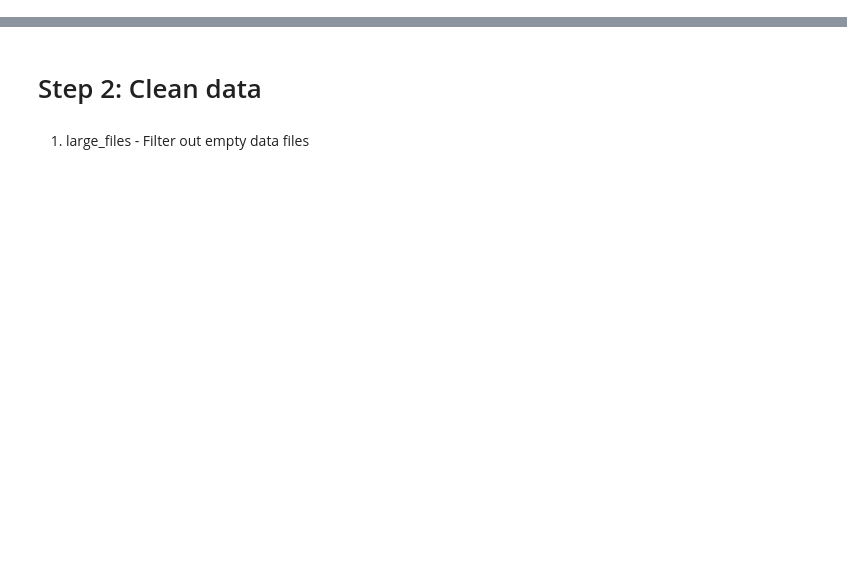
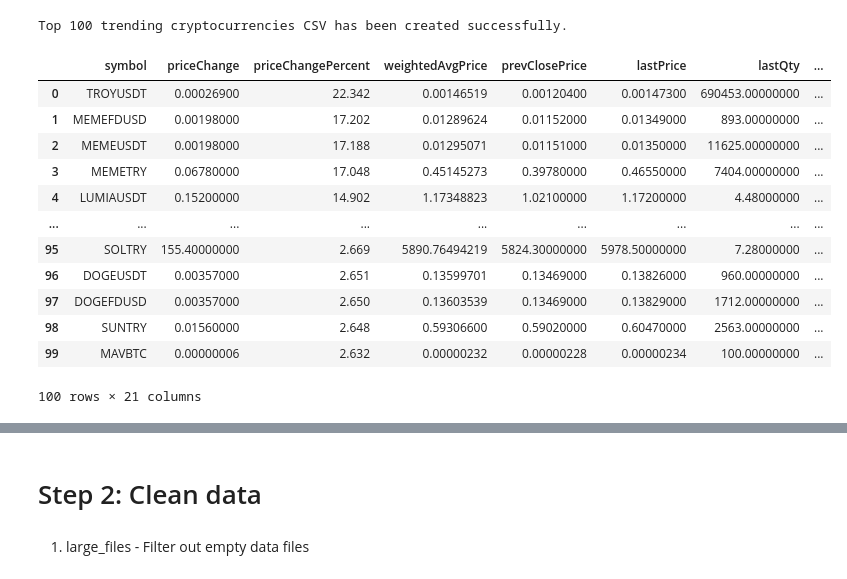
Before and after one commit to sd2879/quant_track_crypto, a Jupyter notebook: quant_track_crypto.ipynb, the cells around one changed output, grey strips where cells are left out. Drawn from its saved outputs; the diff is of its cells as text; code cells hidden in the pictures; blank space fills up the shorter version.

```diff
--- a/quant_track_crypto.ipynb
+++ b/quant_track_crypto.ipynb
@@ -334,0 +36,47 @@ Data saved to bitcoin_ohlcv_data.csv
+# %%
+import requests
+import pandas as pd
+
+def get_trending_crypto():
+    url = "https://api.binance.com/api/v3/ticker/24hr"
+    response = requests.get(url)
+
+    if response.status_code == 200:
+        data = response.json()
+
+        # Sort by price change percentage to get trending cryptocurrencies
+        trending_crypto = sorted(data, key=lambda x: float(x['priceChangePercent']), reverse=True)
+
+        # Get top 100 trending cryptocurrencies
+        top_trending = trending_crypto[:100]
+
+        # Create DataFrame and save to CSV in data_save_path
+        trending_df = pd.DataFrame(top_trending)
+        trending_csv_path = os.path.join(data_save_path, 'top_100_trending_crypto.csv')
+        trending_df.to_csv(trending_csv_path, index=False, columns=['symbol', 'priceChangePercent', 'lastPrice'])
+
+        print("Top 100 trending cryptocurrencies CSV has been created successfully.")
+        return trending_df
+    else:
+        print("Error fetching data:", response.status_code)
+        return "NA"
+
+
+# Call the function to save top trending cryptocurrencies
+trending_df = get_trending_crypto()
+trending_df
+# %% [output]
+Top 100 trending cryptocurrencies CSV has been created successfully.
+|  | symbol | priceChange | priceChangePercent | weightedAvgPrice | prevClosePrice | lastPrice | lastQty | ... |
+| 0 | TROYUSDT | 0.00026900 | 22.342 | 0.00146519 | 0.00120400 | 0.00147300 | 690453.00000000 | ... |
+| 1 | MEMEFDUSD | 0.00198000 | 17.202 | 0.01289624 | 0.01152000 | 0.01349000 | 893.00000000 | ... |
+| 2 | MEMEUSDT | 0.00198000 | 17.188 | 0.01295071 | 0.01151000 | 0.01350000 | 11625.00000000 | ... |
+| 3 | MEMETRY | 0.06780000 | 17.048 | 0.45145273 | 0.39780000 | 0.46550000 | 7404.00000000 | ... |
+| 4 | LUMIAUSDT | 0.15200000 | 14.902 | 1.17348823 | 1.02100000 | 1.17200000 | 4.48000000 | ... |
+| ... | ... | ... | ... | ... | ... | ... | ... | ... |
+| 95 | SOLTRY | 155.40000000 | 2.669 | 5890.76494219 | 5824.30000000 | 5978.50000000 | 7.28000000 | ... |
+| 96 | DOGEUSDT | 0.00357000 | 2.651 | 0.13599701 | 0.13469000 | 0.13826000 | 960.00000000 | ... |
+| 97 | DOGEFDUSD | 0.00357000 | 2.650 | 0.13603539 | 0.13469000 | 0.13829000 | 1712.00000000 | ... |
+| 98 | SUNTRY | 0.01560000 | 2.648 | 0.59306600 | 0.59020000 | 0.60470000 | 2563.00000000 | ... |
+| 99 | MAVBTC | 0.00000006 | 2.632 | 0.00000232 | 0.00000228 | 0.00000234 | 100.00000000 | ... |
+100 rows × 21 columns
```
Also changed, not shown: parts of 20 cells of this notebook, 2 other files.
